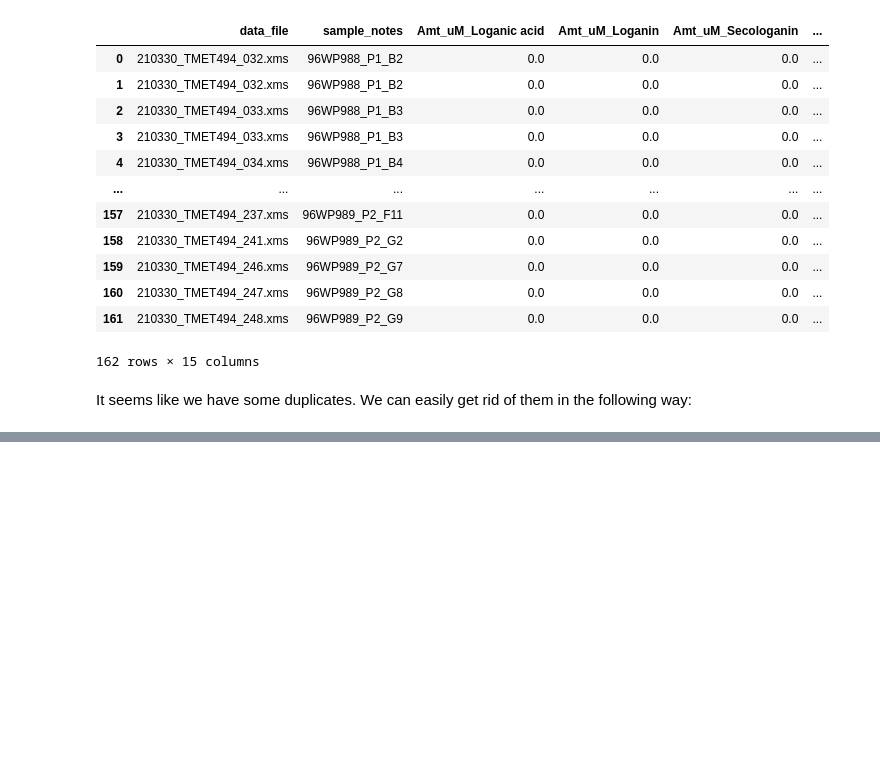
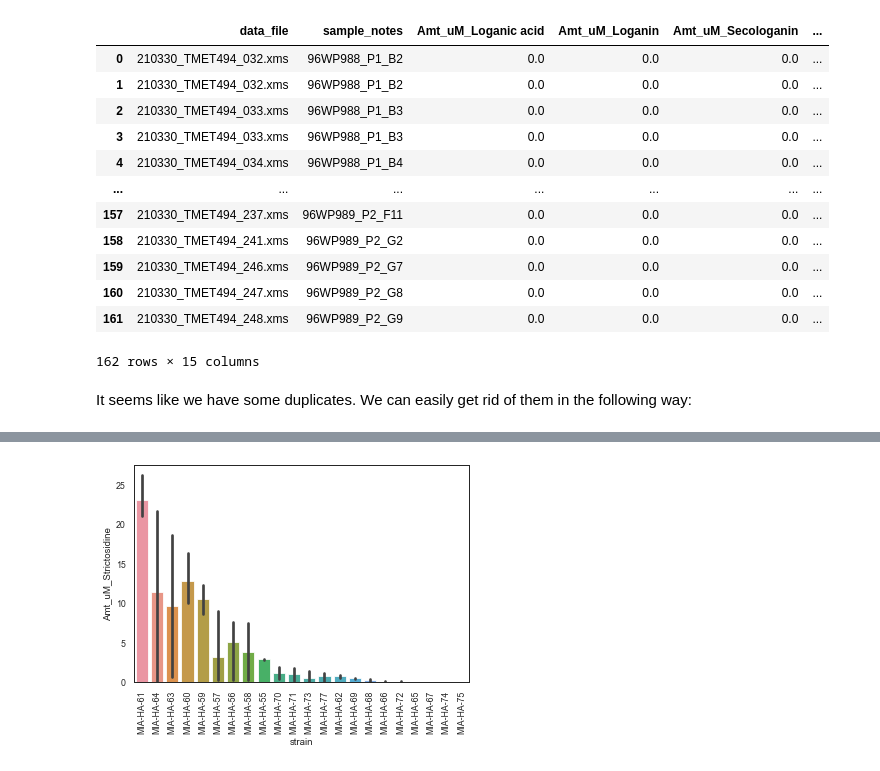
Before and after one commit to hiyama341/ConStrain, a Jupyter notebook: colab_notebooks/07_TEST_LibraryCharacterisation.ipynb, the cells around one changed output, grey strips where cells are left out. Cells and saved outputs as stored; diff of their text form; code cells hidden in the pictures; blank space fills up the shorter version.

```diff
--- a/colab_notebooks/07_TEST_LibraryCharacterisation.ipynb
+++ b/colab_notebooks/07_TEST_LibraryCharacterisation.ipynb
@@ -382,0 +367,6 @@ sorted_df
+# %%
+histogram = sns.barplot(data=yp49, x = 'strain', y = 'Amt_uM_Strictosidine')
+histogram.set_xticklabels(histogram.get_xticklabels(), rotation=90)
+None
+# %% [output]
+[figure, added]
```
Also changed, not shown: parts of 149 cells of this notebook, 58 other files.
